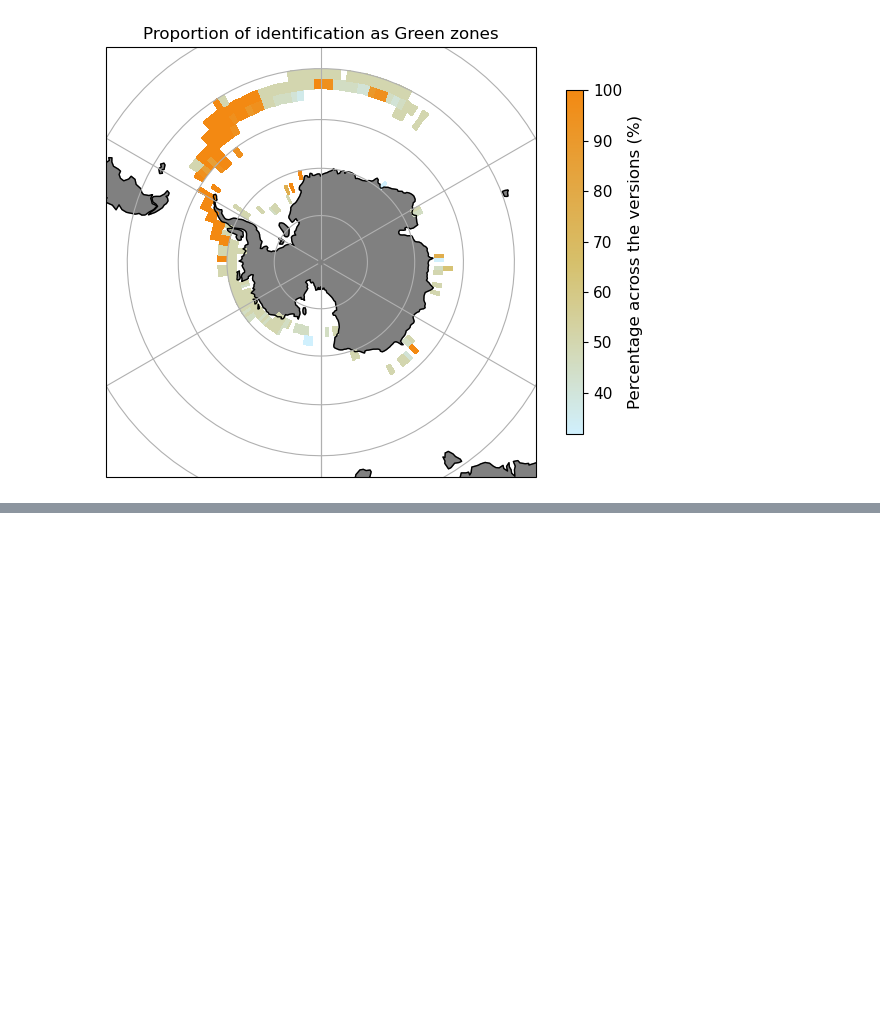
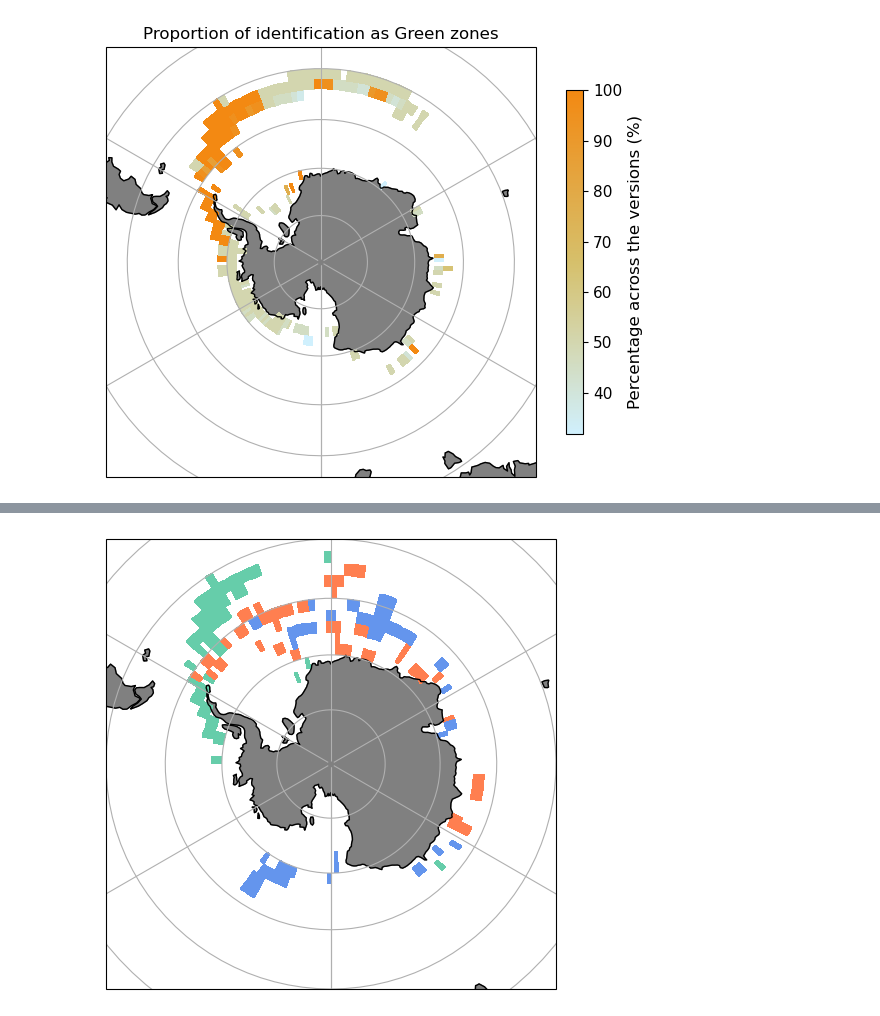
Before and after one commit to AnaelleDurfort/Key_Areas_krill_carbon_sequestration, a Jupyter notebook: sensitivity_analyse/Zone_types_certainty.ipynb, the cells around one changed output, grey strips where cells are left out. Drawn from its saved outputs; the diff is of its cells as text; code cells hidden in the pictures; blank space fills up the shorter version.

```diff
--- a/sensitivity_analyse/Zone_types_certainty.ipynb
+++ b/sensitivity_analyse/Zone_types_certainty.ipynb
@@ -668,0 +670,9 @@ plt.show()
+# %%
+consensus = all_versions[(all_versions['percentage_ID_as_zone_1']==100) | (all_versions['percentage_ID_as_zone_2']==100) | (all_versions['percentage_ID_as_zone_3']==100)]
+
+consensus.loc[consensus['percentage_ID_as_zone_1']==100, 'Zone_type'] = 1
+consensus.loc[consensus['percentage_ID_as_zone_2']==100, 'Zone_type'] = 2
+consensus.loc[consensus['percentage_ID_as_zone_3']==100, 'Zone_type'] = 3
+
+consensus = consensus.join(coords, how='right')
+consensus
@@ -668,0 +699,30 @@ plt.show()
+# %%
+consensus_xarray = xr.Dataset.from_dataframe(consensus[['Zone_type']])
+consensus_xarray = consensus_xarray.sortby(["latitude", "longitude"]).where(consensus_xarray.latitude <= -50, drop=True)
+
+map_proj = ccrs.SouthPolarStereo()
+
+p = consensus_xarray['Zone_type'].plot(
+    transform=ccrs.PlateCarree(),  # the data's projection
+    add_colorbar = False,
+    subplot_kws={"projection": map_proj},
+    cmap= False, #cmap #sns.color_palette("Blues", as_cmap=True)
+    # color='orange'
+    levels=[1, 2, 3, 4],
+    colors = ['cornflowerblue', 'mediumaquamarine', 'coral']
+)
+
+p.axes.gridlines()
+p.axes.add_feature(cfeature.LAND, color='grey')
+p.axes.add_feature(cfeature.COASTLINE)
+# cb = plt.colorbar(p, shrink = 0.8)
+# cb.set_label('Percentage across the versions (%)', fontsize=12)
+cb.ax.tick_params(labelsize=11)
+plt.title('')
+
+plt.tight_layout()
+
+# plt.savefig('./figures/consensus_zone_types.png', bbox_inches = 'tight', dpi=300)
+plt.show()
+# %% [output]
+[figure, added]
```
Also changed, not shown: parts of 21 cells of this notebook, 3 other files.
